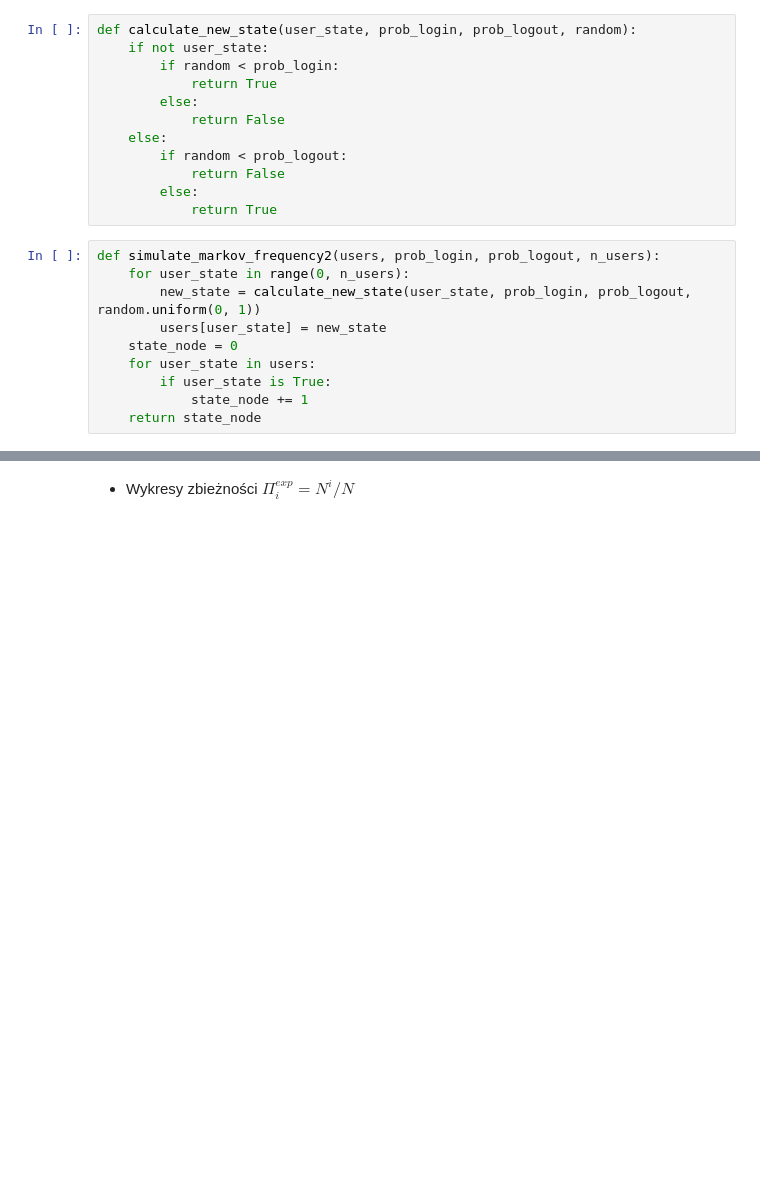
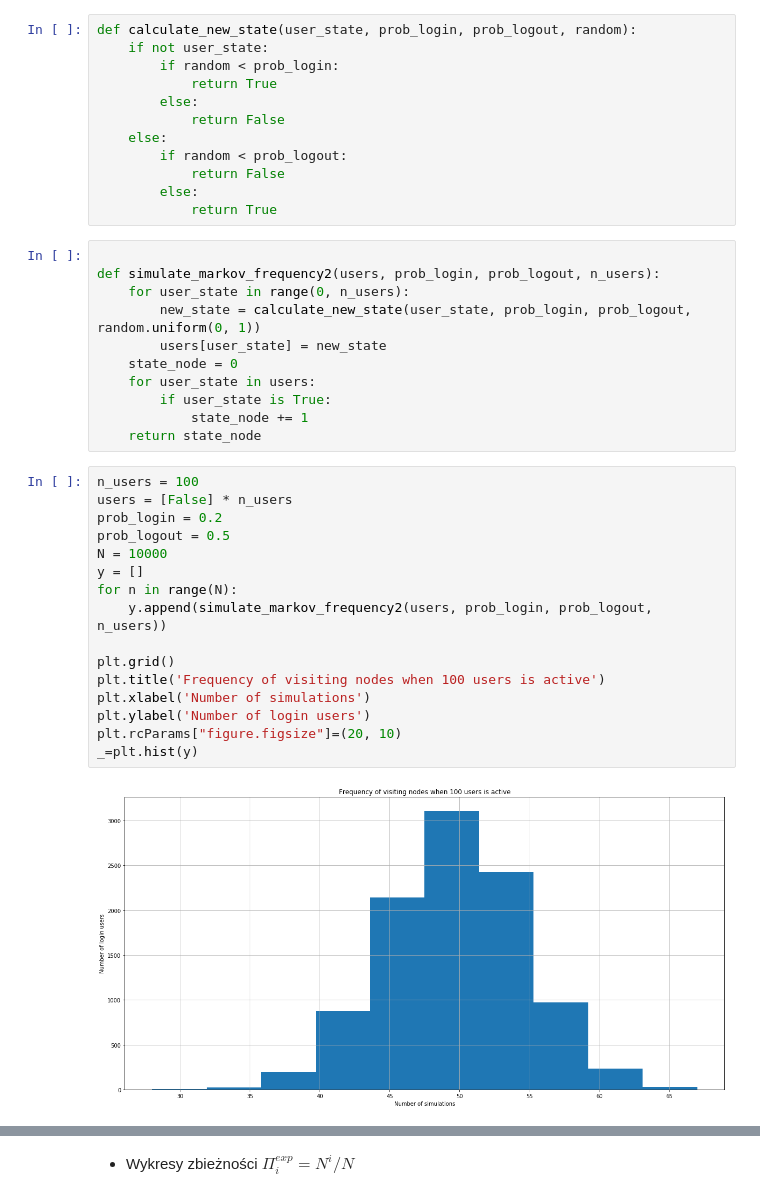
Before and after one commit to pajelonek/Statistical_Methods, a Jupyter notebook: Statystyka_2.ipynb, the cells around one changed output, grey strips where cells are left out. Saved outputs shown, nothing was run; the diff lists cells and outputs as text; blank space fills up the shorter version.

```diff
--- a/Statystyka_2.ipynb
+++ b/Statystyka_2.ipynb
@@ -182,6 +226,7 @@ def calculate_new_state(user_state, prob_login, prob_logout, random):
         else:
             return True
 # %%
+
 def simulate_markov_frequency2(users, prob_login, prob_logout, n_users):
     for user_state in range(0, n_users):
         new_state = calculate_new_state(user_state, prob_login, prob_logout, random.uniform(0, 1))
@@ -191,6 +236,24 @@ def simulate_markov_frequency2(users, prob_login, prob_logout, n_users):
         if user_state is True:
             state_node += 1
     return state_node
+# %%
+n_users = 100
+users = [False] * n_users
+prob_login = 0.2
+prob_logout = 0.5
+N = 10000
+y = []
+for n in range(N):
+    y.append(simulate_markov_frequency2(users, prob_login, prob_logout, n_users))
+
+plt.grid()
+plt.title('Frequency of visiting nodes when 100 users is active')
+plt.xlabel('Number of simulations')
+plt.ylabel('Number of login users')
+plt.rcParams["figure.figsize"]=(20, 10)
+_=plt.hist(y)
+# %% [output]
+[figure, added]
 # %%
 n_users = 100
 users = [False] * n_users
```
Also changed, not shown: parts of 9 cells of this notebook.
